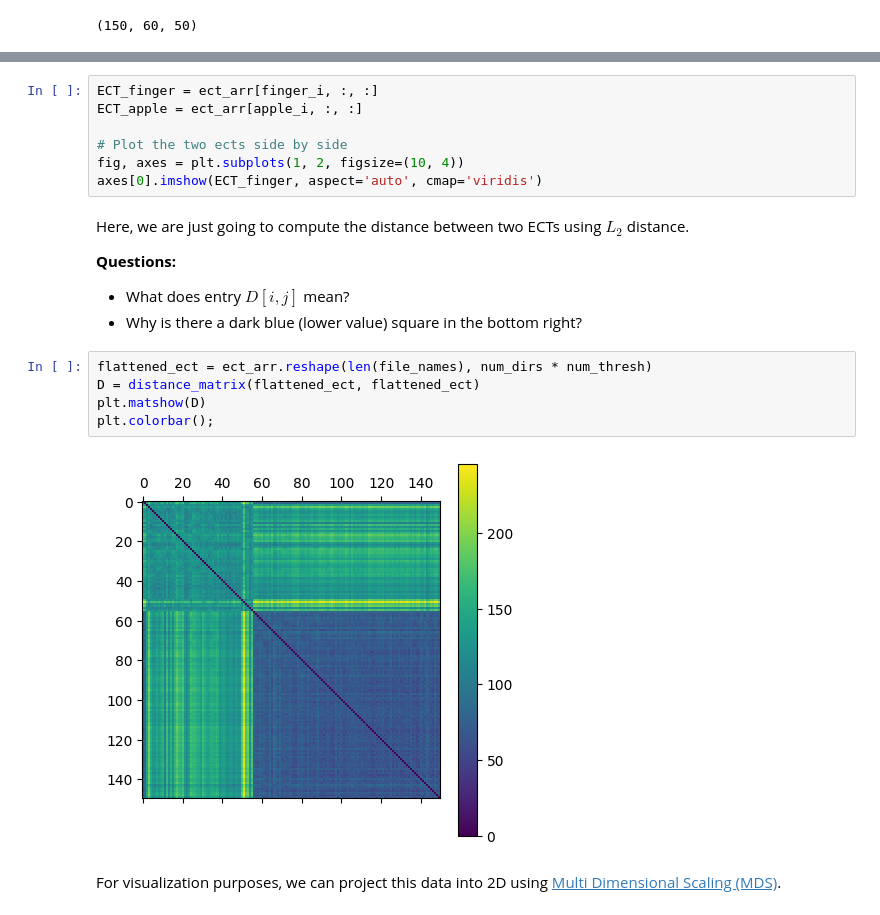
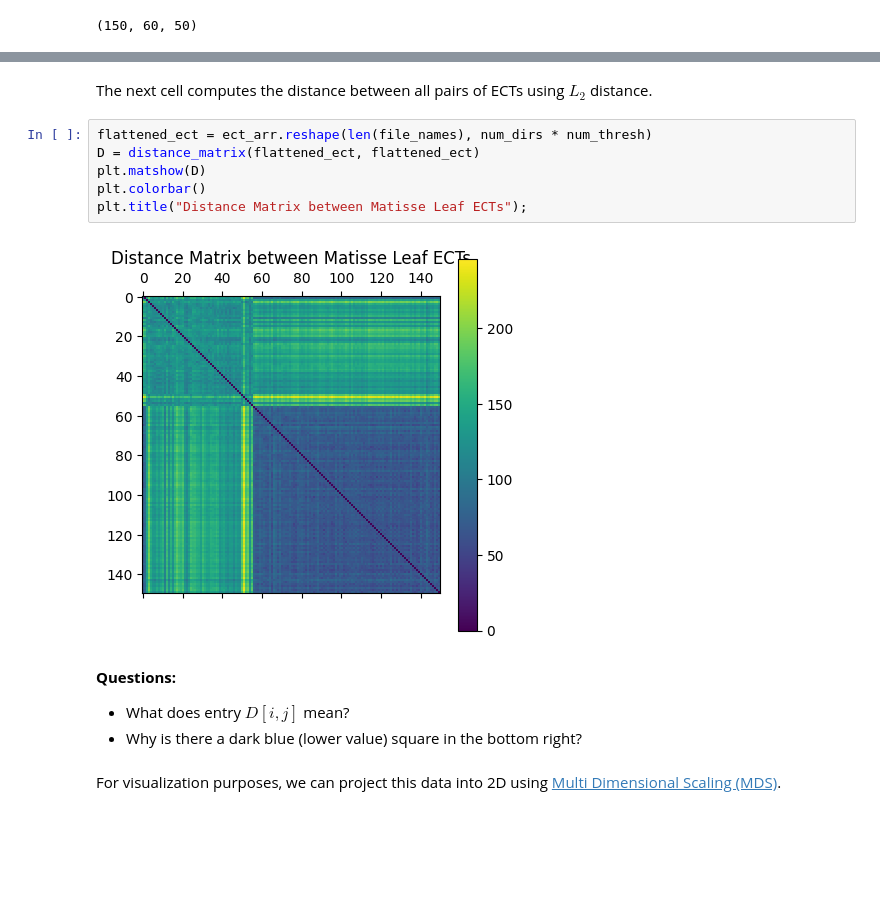
Before and after one commit to lizliz/CMSE890-TDA-Fall2025, a Jupyter notebook: _sources/Lectures/20-DirectionalTransform/Lec20-ECT_with_Matisse.ipynb, the cells around one changed output, grey strips where cells are left out. Saved outputs shown, nothing was run; the diff lists cells and outputs as text; blank space fills up the shorter version.

```diff
--- a/_sources/Lectures/20-DirectionalTransform/Lec20-ECT_with_Matisse.ipynb
+++ b/_sources/Lectures/20-DirectionalTransform/Lec20-ECT_with_Matisse.ipynb
@@ -207,23 +227,18 @@ Let's extract their ECT's from the tensor we just built.
-# %%
-ECT_finger = ect_arr[finger_i, :, :]
-ECT_apple = ect_arr[apple_i, :, :]
-
-# Plot the two ects side by side
-fig, axes = plt.subplots(1, 2, figsize=(10, 4))
-axes[0].imshow(ECT_finger, aspect='auto', cmap='viridis')
+# %% [markdown]
+The next cell computes the distance between all pairs of ECTs using $L_2$ distance.
+# %%
+flattened_ect = ect_arr.reshape(len(file_names), num_dirs * num_thresh)
+D = distance_matrix(flattened_ect, flattened_ect)
+plt.matshow(D)
+plt.colorbar()
+plt.title("Distance Matrix between Matisse Leaf ECTs");
+# %% [output]
+[figure, added]
 # %% [markdown]
- Here, we are just going to compute the distance between two ECTs using $L_2$ distance.
 
  **Questions:**
  - What does entry $D[i,j]$ mean?
  - Why is there a dark blue (lower value) square in the bottom right?
-# %%
-flattened_ect = ect_arr.reshape(len(file_names), num_dirs * num_thresh)
-D = distance_matrix(flattened_ect, flattened_ect)
-plt.matshow(D)
-plt.colorbar();
-# %% [output]
-[figure, removed]
 # %% [markdown]
  For visualization purposes, we can project this data into 2D using [Multi Dimensional Scaling (MDS)](https://en.wikipedia.org/wiki/Multidimensional_scaling).
 # %%
```
Also changed, not shown: parts of 13 cells of this notebook, 13 other files.
